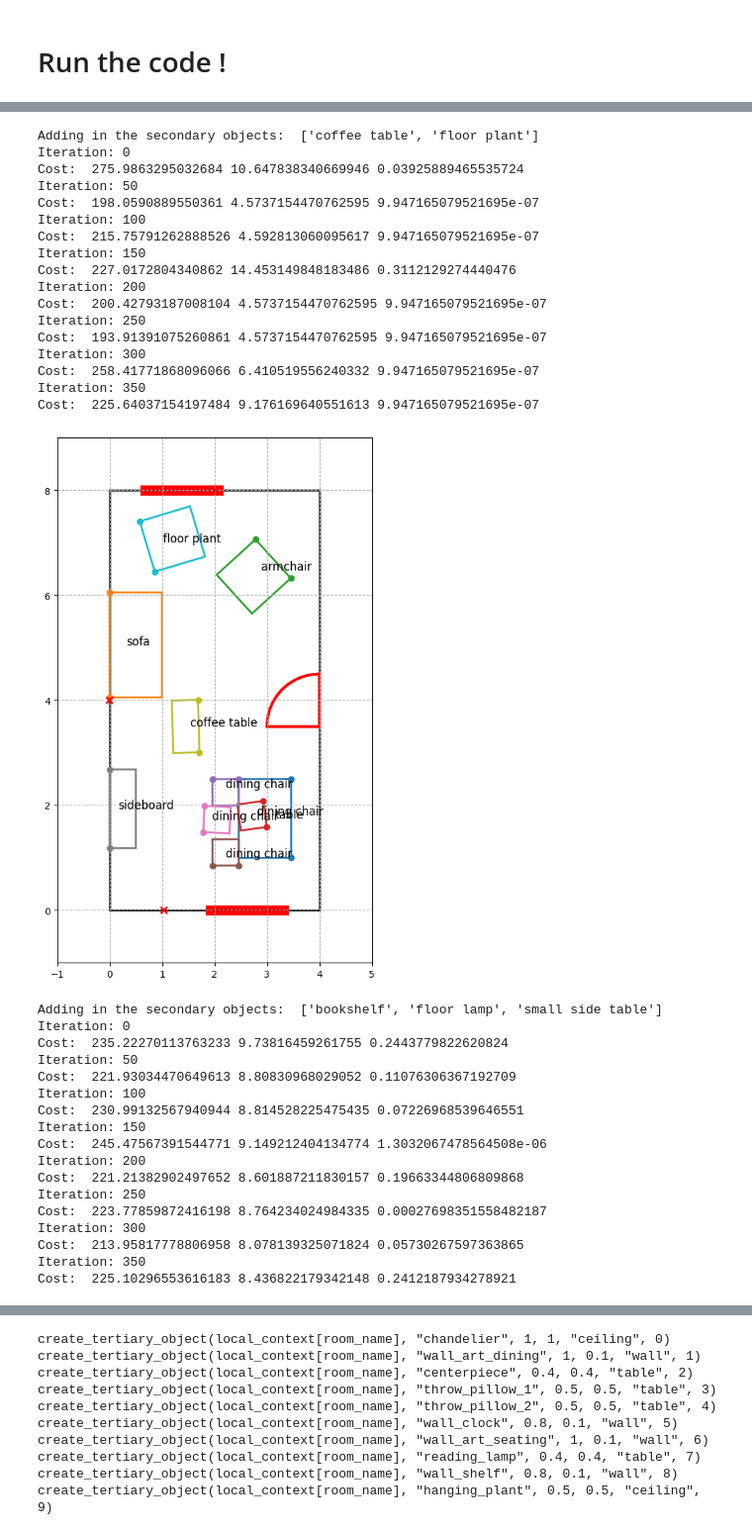
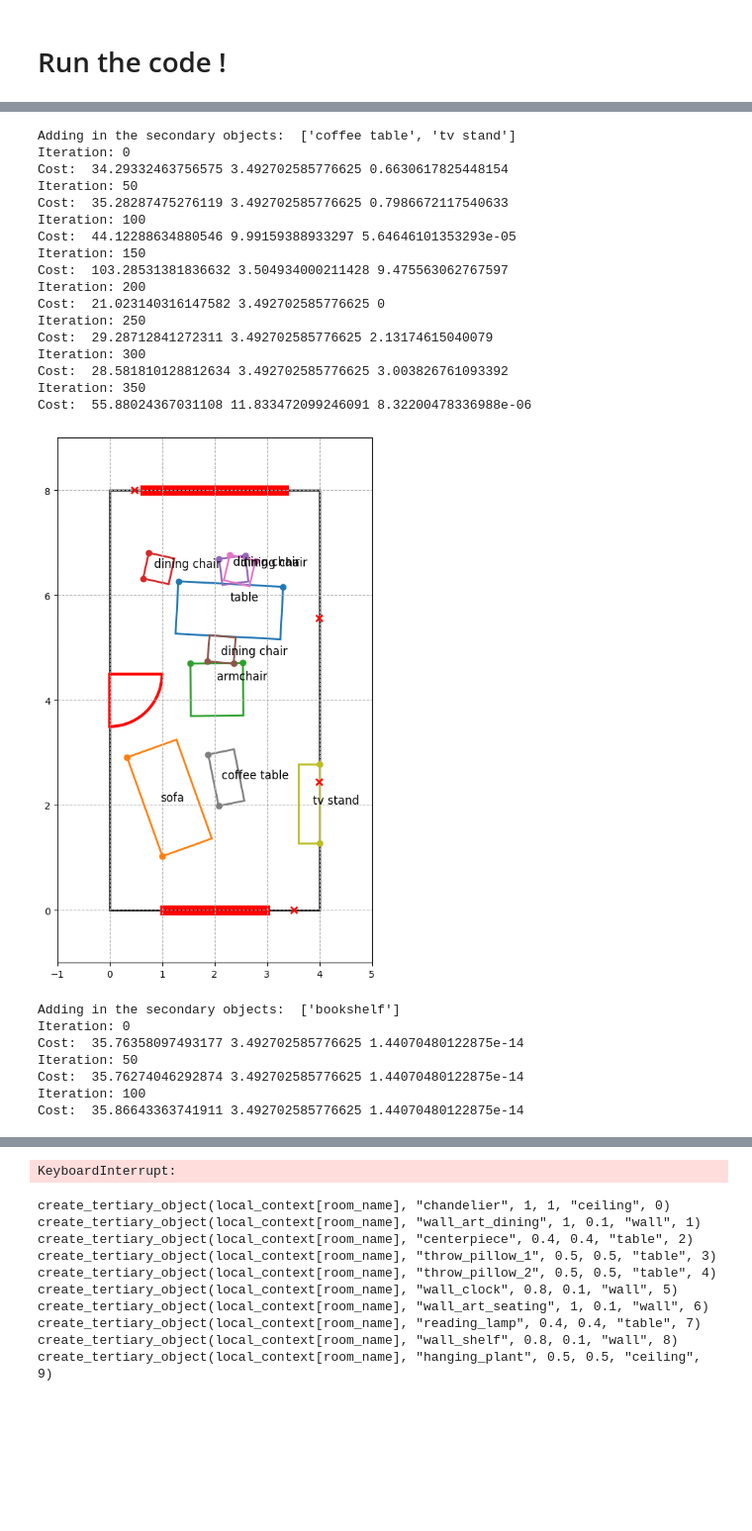
Before and after one commit to gabriellelittle1/MSc-Project, a Jupyter notebook: DSL/Version1.ipynb, the cells around one changed output, grey strips where cells are left out. Shown at 99% size. Cells and saved outputs as stored; diff of their text form; code cells hidden in the pictures; blank space fills up the shorter version.

```diff
--- a/DSL/Version1.ipynb
+++ b/DSL/Version1.ipynb
@@ -1315,7 +1320,7 @@ def optimize_secondary_objects(positions, room):
 room.moving_objects = room.moving_objects[:num_primary_objects]
 room.fm_indices = [i for i in range(num_primary_objects)]
 room.tertiary_objects = []
-options = {'maxiter': 200, 'ftol': 1e-6}
+options = {'maxiter': 200, 'ftol': 1e-8}
 
 for region in range(num_regions):
     exec(object_creations[region + 1]) # add in the secondary objects for the region
@@ -1393,35 +1398,25 @@ Cost:  54.43579719151143 6.791979150526877 0.0006173421813832363
-Adding in the secondary objects:  ['coffee table', 'floor plant']
+Adding in the secondary objects:  ['coffee table', 'tv stand']
 Iteration: 0
-Cost:  275.9863295032684 10.647838340669946 0.03925889465535724
+Cost:  34.29332463756575 3.492702585776625 0.6630617825448154
 Iteration: 50
-Cost:  198.0590889550361 4.5737154470762595 9.947165079521695e-07
+Cost:  35.28287475276119 3.492702585776625 0.7986672117540633
 Iteration: 100
-Cost:  215.75791262888526 4.592813060095617 9.947165079521695e-07
+Cost:  44.12288634880546 9.99159388933297 5.64646101353293e-05
 Iteration: 150
-Cost:  227.0172804340862 14.453149848183486 0.3112129274440476
+Cost:  103.28531381836632 3.504934000211428 9.475563062767597
 Iteration: 200
-Cost:  200.42793187008104 4.5737154470762595 9.947165079521695e-07
+Cost:  21.023140316147582 3.492702585776625 0
 Iteration: 250
-Cost:  193.91391075260861 4.5737154470762595 9.947165079521695e-07
+Cost:  29.28712841272311 3.492702585776625 2.13174615040079
 Iteration: 300
-Cost:  258.41771868096066 6.410519556240332 9.947165079521695e-07
+Cost:  28.581810128812634 3.492702585776625 3.003826761093392
 Iteration: 350
-Cost:  225.64037154197484 9.176169640551613 9.947165079521695e-07
+Cost:  55.88024367031108 11.833472099246091 8.32200478336988e-06
-[figure, old version]
+[figure, new version]
-Adding in the secondary objects:  ['bookshelf', 'floor lamp', 'small side table']
+Adding in the secondary objects:  ['bookshelf']
 Iteration: 0
-Cost:  235.22270113763233 9.73816459261755 0.2443779822620824
+Cost:  35.76358097493177 3.492702585776625 1.44070480122875e-14
 Iteration: 50
-Cost:  221.93034470649613 8.80830968029052 0.11076306367192709
+Cost:  35.76274046292874 3.492702585776625 1.44070480122875e-14
 Iteration: 100
-Cost:  230.99132567940944 8.814528225475435 0.07226968539646551
-Iteration: 150
-Cost:  245.47567391544771 9.149212404134774 1.3032067478564508e-06
-Iteration: 200
-Cost:  221.21382902497652 8.601887211830157 0.19663344806809868
-Iteration: 250
-Cost:  223.77859872416198 8.764234024984335 0.00027698351558482187
-Iteration: 300
-Cost:  213.95817778806958 8.078139325071824 0.05730267597363865
-Iteration: 350
-Cost:  225.10296553616183 8.436822179342148 0.2412187934278921
+Cost:  35.86643363741911 3.492702585776625 1.44070480122875e-14
@@ -1429,3 +1423,4 @@ Cost:  225.10296553616183 8.436822179342148 0.2412187934278921
+KeyboardInterrupt:
 # %%
 print(response7)
 print(response8)
```
Also changed, not shown: parts of 25 cells of this notebook, 7 other files.
